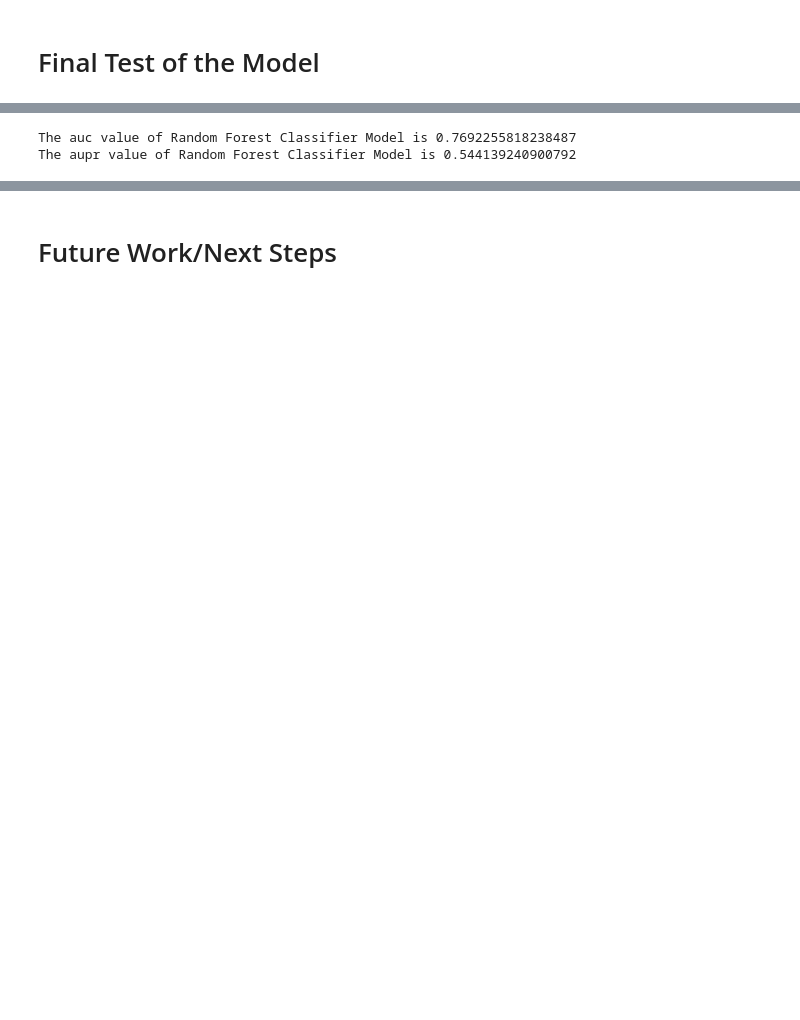
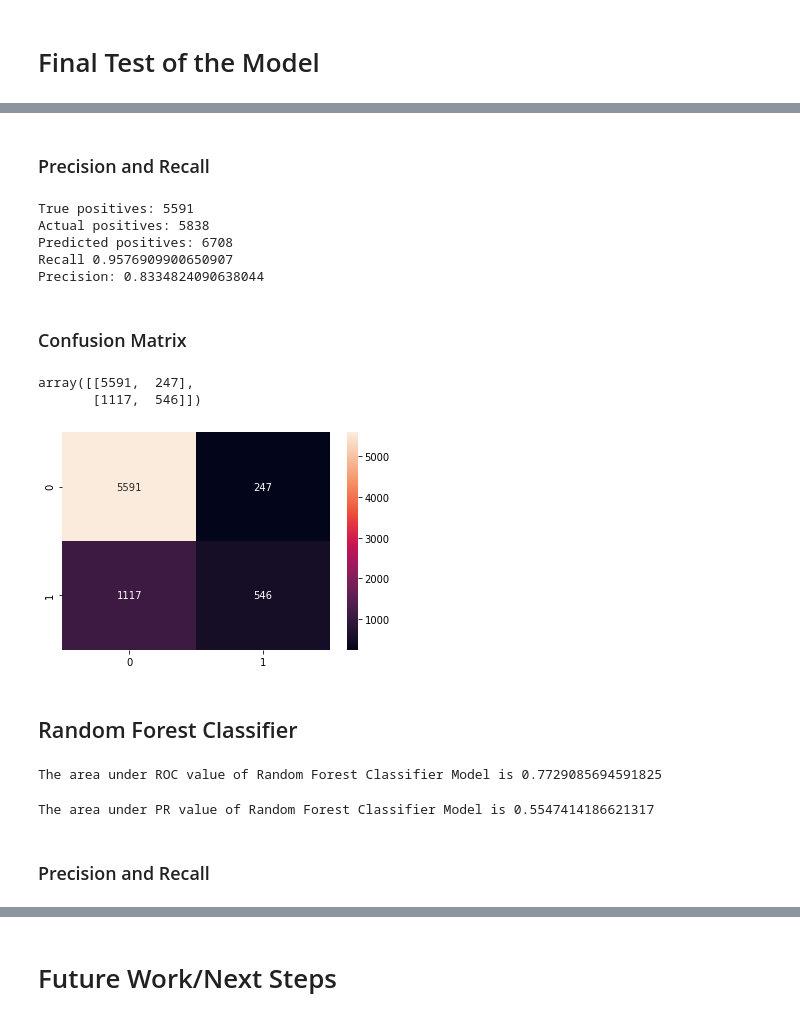
Before and after one commit to ruizleandro/Credit_Card_Default_Clients, a Jupyter notebook: Credit_Card_Default_Clients.ipynb, the cells around one changed output, grey strips where cells are left out. Drawn from its saved outputs; the diff is of its cells as text; code cells hidden in the pictures; blank space fills up the shorter version.

```diff
--- a/Credit_Card_Default_Clients.ipynb
+++ b/Credit_Card_Default_Clients.ipynb
@@ -800,0 +934,40 @@ best_rf_model = cv_model.bestModel
+# %% [markdown]
+### Precision and Recall
+# %%
+true_pos = predictions.filter(predictions['label']==0).filter(
+    predictions['prediction']==0).count()
+print("True positives:", true_pos)
+
+actual_pos = predictions.filter(predictions['label']==0).count()
+print("Actual positives:", actual_pos)
+
+pred_pos = predictions.filter(predictions['prediction']==0).count()
+print("Predicted positives:", pred_pos)
+
+print("Recall", float(true_pos)/(actual_pos))
+
+print("Precision:", float(true_pos)/(pred_pos))
+# %% [output]
+True positives: 5591
+Actual positives: 5838
+Predicted positives: 6708
+Recall 0.9576909900650907
+Precision: 0.8334824090638044
+# %% [markdown]
+### Confusion Matrix
+# %%
+from sklearn.metrics import confusion_matrix
+
+targ = np.array(predictions.select('label').collect())
+pred = np.array(predictions.select('prediction').collect())
+
+confusion_matrix(targ, pred)
+# %% [output]
+array([[5591,  247],
+       [1117,  546]])
+# %%
+ax = sns.heatmap(confusion_matrix(targ, pred), annot=True, fmt='d')
+# %% [output]
+[figure, added]
+# %% [markdown]
+## Random Forest Classifier
@@ -801,14 +976,15 @@ best_rf_model = cv_model.bestModel
 # %%
-model_prediction = best_rf_model.transform(test)
-
 rf_evaluator = BinaryClassificationEvaluator(metricName='areaUnderROC')
-rf_auroc = rf_evaluator.evaluate(model_prediction)
-print(f'The auc value of Random Forest Classifier Model is {rf_auroc}')
-
-rf_evaluator = BinaryClassificationEvaluator(metricName='areaUnderPR')
-rf_aupr = rf_evaluator.evaluate(model_prediction)
-print(f'The aupr value of Random Forest Classifier Model is {rf_aupr}')
+rf_auroc = rf_evaluator.evaluate(rf_predictions)
+print(f'The area under ROC value of Random Forest Classifier Model is {rf_auroc}')
 # %% [output]
-The auc value of Random Forest Classifier Model is 0.7692255818238487
-The aupr value of Random Forest Classifier Model is 0.544139240900792
+The area under ROC value of Random Forest Classifier Model is 0.7729085694591825
+# %%
+rf_evaluator = BinaryClassificationEvaluator(metricName='areaUnderPR')
+rf_aupr = rf_evaluator.evaluate(rf_predictions)
+print(f'The area under PR value of Random Forest Classifier Model is {rf_aupr}')
+# %% [output]
+The area under PR value of Random Forest Classifier Model is 0.5547414186621317
+# %% [markdown]
+### Precision and Recall
 # %%
```
Also changed, not shown: parts of 66 cells of this notebook.
